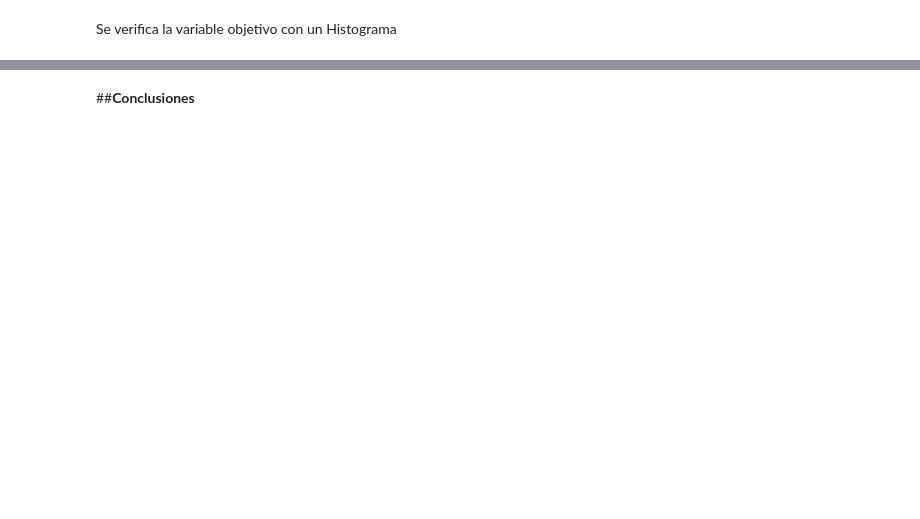
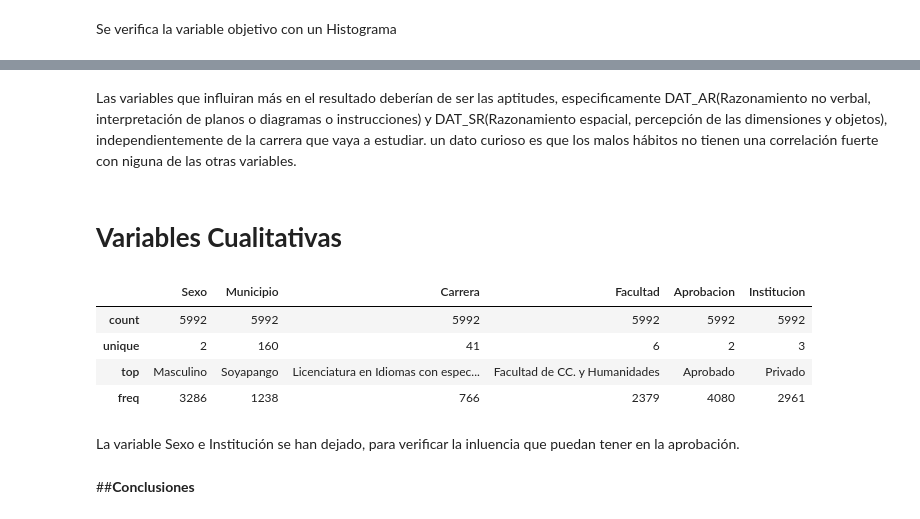
Before and after one commit to MarvinLopezOsorio/AnaliticaPredictiva_TrabajoFinal, a Jupyter notebook: Trabajo Final.ipynb, the cells around one changed output, grey strips where cells are left out. Drawn from its saved outputs; the diff is of its cells as text; code cells hidden in the pictures; blank space fills up the shorter version.

```diff
--- a/Trabajo Final.ipynb
+++ b/Trabajo Final.ipynb
@@ -209,2 +319,17 @@ Se tiene más Aprobados que Reprobados, y es cercano al doble
+# %% [markdown]
+Las variables que influiran más en el resultado deberían de ser las aptitudes, especificamente DAT_AR(Razonamiento no verbal, interpretación de planos o diagramas o instrucciones) y DAT_SR(Razonamiento espacial, percepción de las dimensiones y objetos), independientemente de la carrera que vaya a estudiar.
+un dato curioso es que los malos hábitos no tienen una correlación fuerte con niguna de las otras variables.
+# %% [markdown]
+# **Variables Cualitativas**
+# %%
+datos.select_dtypes(include=["object"]).describe()
+# %% [output]
+|  | Sexo | Municipio | Carrera | Facultad | Aprobacion | Institucion |
+| count | 5992 | 5992 | 5992 | 5992 | 5992 | 5992 |
+| unique | 2 | 160 | 41 | 6 | 2 | 3 |
+| top | Masculino | Soyapango | Licenciatura en Idiomas con espec... | Facultad de CC. y Humanidades | Aprobado | Privado |
+| freq | 3286 | 1238 | 766 | 2379 | 4080 | 2961 |
+# %% [markdown]
+La variable Sexo e Institución se han dejado, para verificar la inluencia que puedan tener en la aprobación.
 # %% [markdown]
 ##**Conclusiones**
```
Also changed, not shown: parts of 22 cells of this notebook.
